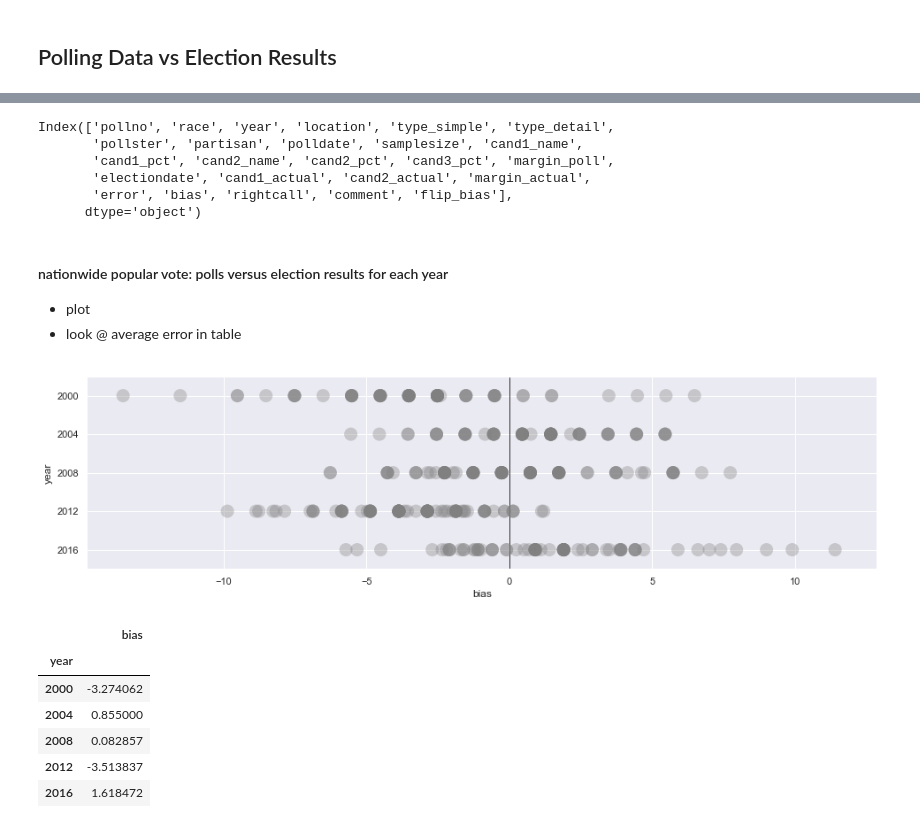
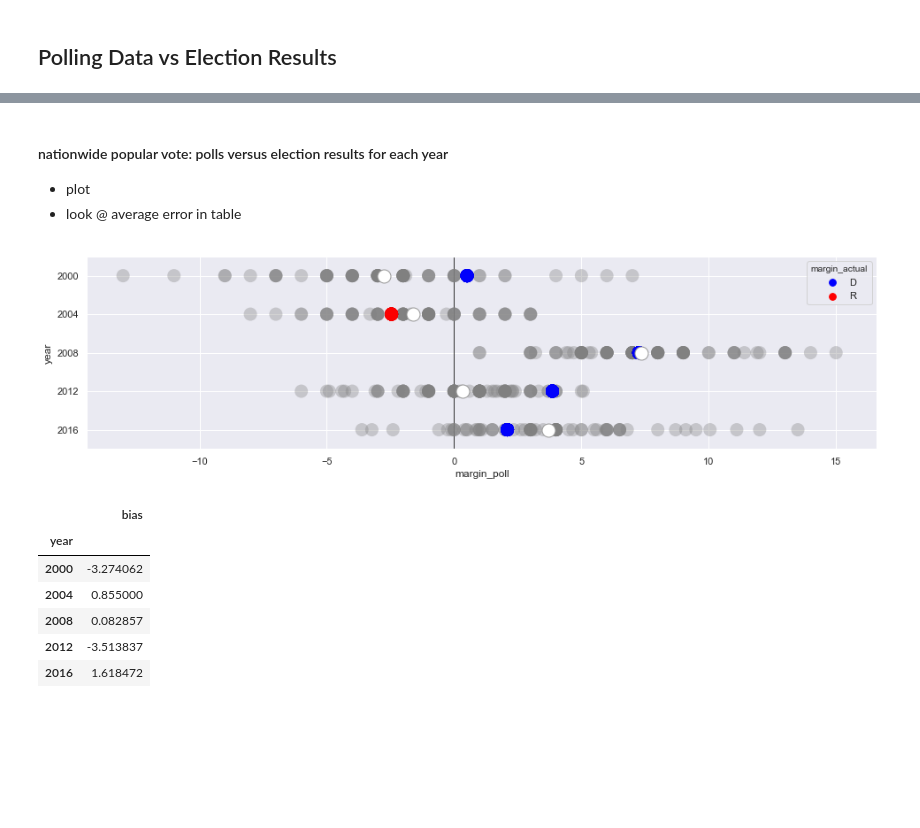
Before and after one commit to dmil/wrangler-polls, a Jupyter notebook: polling-analysis.ipynb, the cells around one changed output, grey strips where cells are left out. Cells and saved outputs as stored; diff of their text form; code cells hidden in the pictures; blank space fills up the shorter version.

Commit message:
update plots

```diff
--- a/polling-analysis.ipynb
+++ b/polling-analysis.ipynb
@@ -104,28 +84,32 @@ pres_polls_national[['race', 'year', 'cand1_actual', 'cand2_actual']].groupby('r
-# %%
-pres_polls_national.columns
-# %% [output]
-Index(['pollno', 'race', 'year', 'location', 'type_simple', 'type_detail',
-       'pollster', 'partisan', 'polldate', 'samplesize', 'cand1_name',
-       'cand1_pct', 'cand2_name', 'cand2_pct', 'cand3_pct', 'margin_poll',
-       'electiondate', 'cand1_actual', 'cand2_actual', 'margin_actual',
-       'error', 'bias', 'rightcall', 'comment', 'flip_bias'],
-      dtype='object')
+# %%
+def dotplot(df, y, figsize=(16,4)):
+    data = df.sort_values(by=y)
+    fig, ax = plt.subplots(figsize=figsize)
+    sns.stripplot(data=data,
+                       x='margin_poll', y=y, orient='h', size=15,
+                       jitter=False, alpha=.35, color='grey', ax=ax)
+    sns.stripplot(data=data,
+                       x='margin_actual', y=y, orient='h', size=15,
+                       hue=data['margin_actual'].apply(lambda x: 'D' if x > 0 else 'R'),
+                       palette={'D':'blue', 'R': 'red'},
+                       jitter=False, alpha=.25, ax=ax)
+    data = data.groupby(y).margin_poll.agg({'margin_poll': 'mean'}).sort_values(by=y).reset_index()
+    sns.stripplot(data=data,
+                  x='margin_poll', y=y, orient='h', size=15,
+                  color='white', linewidth=1, jitter=False, ax=ax)
+    plt.axvline(x=0, color='black', linewidth=0.8)
+    ax.xaxis.grid(True)
+    ax.yaxis.grid(True)
 # %% [markdown]
 #### nationwide popular vote: polls versus election results for each year
 
 
 - plot
 - look @ average error in table
-# %%
-fig, ax = plt.subplots(figsize=(16,4))
-sns.stripplot(data=pres_polls_national,
-                   x='bias', y='year', orient='h', size=15,
-                   jitter=False, alpha=.35, color='grey', ax=ax)
-plt.axvline(x=0, color='black', linewidth=0.8)
-ax.xaxis.grid(True)
-ax.yaxis.grid(True)
-# %% [output]
-[figure, removed]
+# %%
+dotplot(pres_polls_national, y='year')
+# %% [output]
+[figure, added]
 # %%
 pres_polls_national[['year', 'bias']].groupby('year').mean()
 # %% [output]
```
Also changed, not shown: parts of 13 cells of this notebook.
